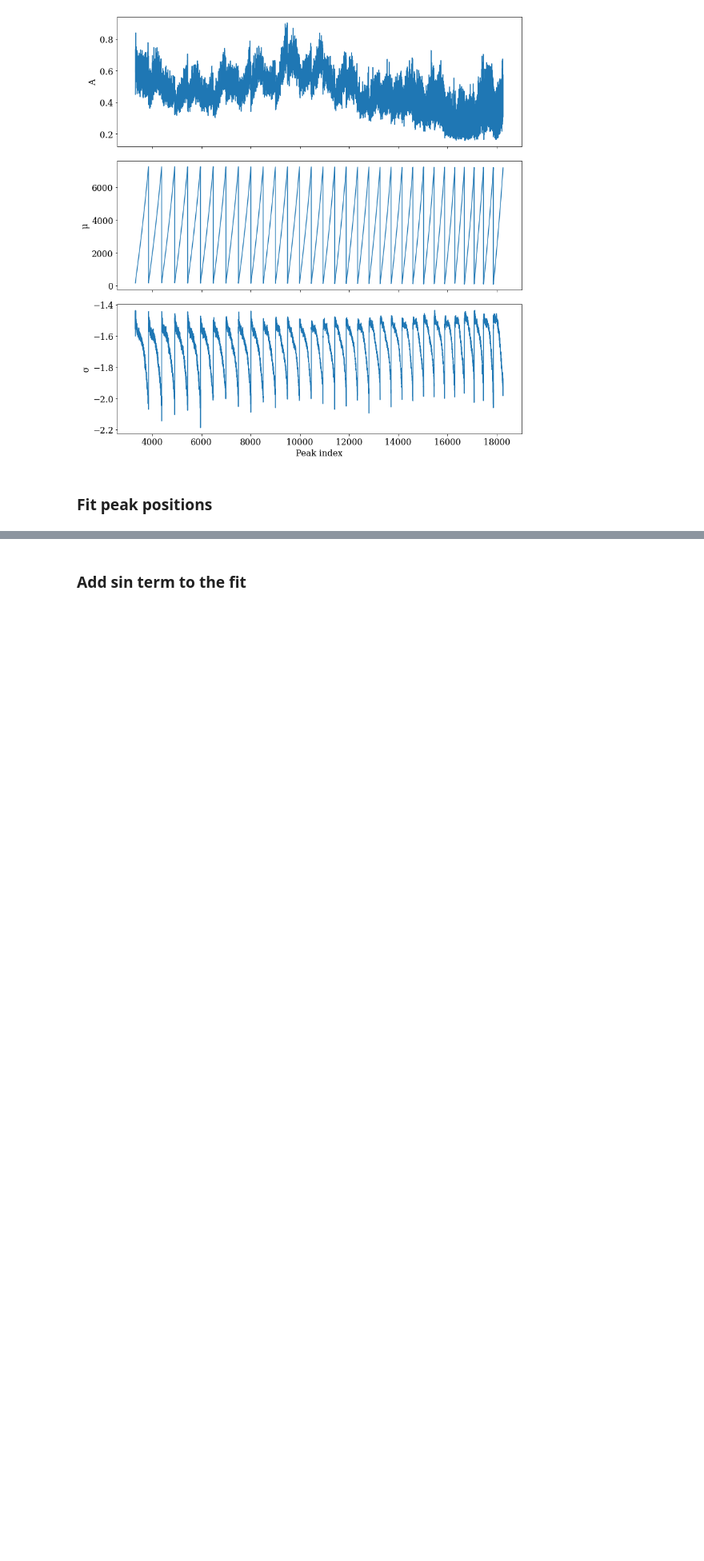
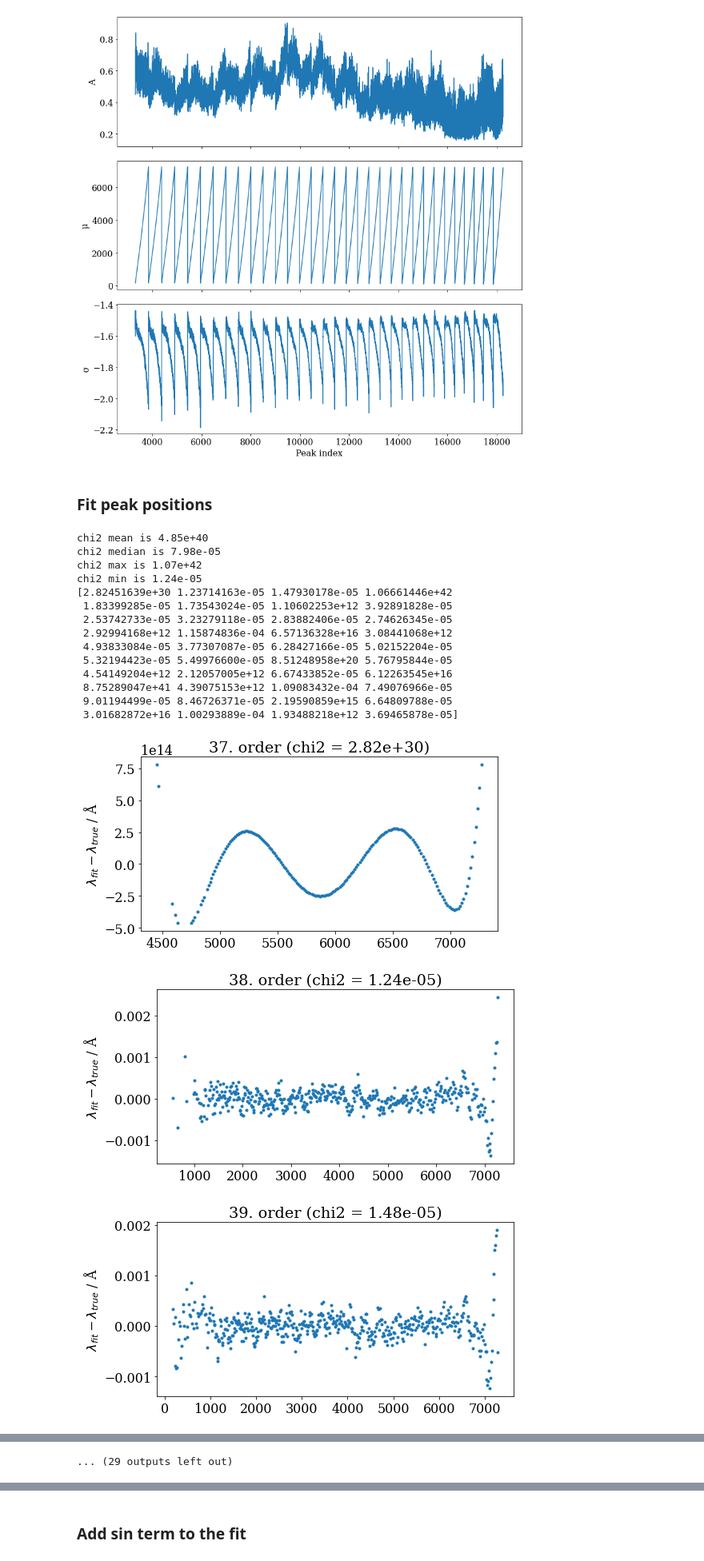
Before and after one commit to Harteg/bachelor-project, a Jupyter notebook: calib_2.ipynb, the cells around one changed output, grey strips where cells are left out. Shown at 80% size. Cells and saved outputs as stored; diff of their text form; code cells hidden in the pictures; blank space fills up the shorter version.

```diff
--- a/calib_2.ipynb
+++ b/calib_2.ipynb
@@ -264,26 +260,67 @@ fig.tight_layout()
 ### Fit peak positions
 # %%
 peak_pos_residuals = []
+peak_pos_chi2 = []
 for result in results:
     order, peak_fit, wavel_true, wavel_given = result
+
+    # Some requirements
 
     if np.isnan(peak_fit).all(): # leave out orders with no peaks
         continue
 
+    if order < 30:
+        continue
+
+    if len(peak_fit) < 30:
+        continue
+
+    # Strip first and last 10 peaks
+    # peak_fit = peak_fit[10:-10]
+    # wavel_true = wavel_true[10:-10]
+    # wavel_given = wavel_given[10:-10]
+
     # Fit peak positions
-    peak_pos_fit = fit_peak_positions(wavel_true, peak_fit)
+    peak_pos_fit = fit_peak_positions(wavel_true[:, 0], peak_fit)
 
     # Compute fit residual
     x = peak_fit[:,2]
-    residual = wavel_true - peak_position_fit_func(x, *peak_pos_fit)
+    # residual = wavel_true[:, 0] - peak_position_fit_func(x, *peak_pos_fit[0])
+    residual = peak_position_fit_func(x, *peak_pos_fit[0]) - wavel_true[:, 0]
     peak_pos_residuals.append(residual)
+    peak_pos_chi2.append(peak_pos_fit[1])
 
     # Plot
-    # plt.figure(figsize=(8,4))
-    # plt.plot(x, residual, ".")
-    # plt.title(f"{order}. order")
+    plt.figure(figsize=(8,4))
+    plt.plot(x, residual, ".")
+    plt.title(f"{order}. order (chi2 = {peak_pos_fit[1]:.3})")
     # plt.xlabel("Pixel peak position")
     # plt.ylabel("$\lambda_{true} - \lambda_{fit} $ / Å")
+    plt.ylabel("$\lambda_{fit} - \lambda_{true}$ / Å")
 
 
 peak_pos_residuals = np.asarray(peak_pos_residuals, dtype=object)
+peak_pos_chi2 = np.asarray(peak_pos_chi2)
+print(f"chi2 mean is {np.mean(peak_pos_chi2):.3}")
+print(f"chi2 median is {np.median(peak_pos_chi2):.3}")
+print(f"chi2 max is {np.max(peak_pos_chi2):.3}")
+print(f"chi2 min is {np.min(peak_pos_chi2):.3}")
+print(peak_pos_chi2)
+# %% [output]
+chi2 mean is 4.85e+40
+chi2 median is 7.98e-05
+chi2 max is 1.07e+42
+chi2 min is 1.24e-05
+[2.82451639e+30 1.23714163e-05 1.47930178e-05 1.06661446e+42
+ 1.83399285e-05 1.73543024e-05 1.10602253e+12 3.92891828e-05
+ 2.53742733e-05 3.23279118e-05 2.83882406e-05 2.74626345e-05
+ 2.92994168e+12 1.15874836e-04 6.57136328e+16 3.08441068e+12
+ 4.93833084e-05 3.77307087e-05 6.28427166e-05 5.02152204e-05
+ 5.32194423e-05 5.49976600e-05 8.51248958e+20 5.76795844e-05
+ 4.54149204e+12 2.12057005e+12 6.67433852e-05 6.12263545e+16
+ 8.75289047e+41 4.39075153e+12 1.09083432e-04 7.49076966e-05
+ 9.01194499e-05 8.46726371e-05 2.19590859e+15 6.64809788e-05
+ 3.01682872e+16 1.00293889e-04 1.93488218e+12 3.69465878e-05]
+[figure, added]
+[figure, added]
+[figure, added]
@@ -290 +335,2 @@ peak_pos_residuals = np.asarray(peak_pos_residuals, dtype=object)
+... (29 outputs left out)
 # %% [markdown]
```
Also changed, not shown: parts of 9 cells of this notebook, 7 other files.
